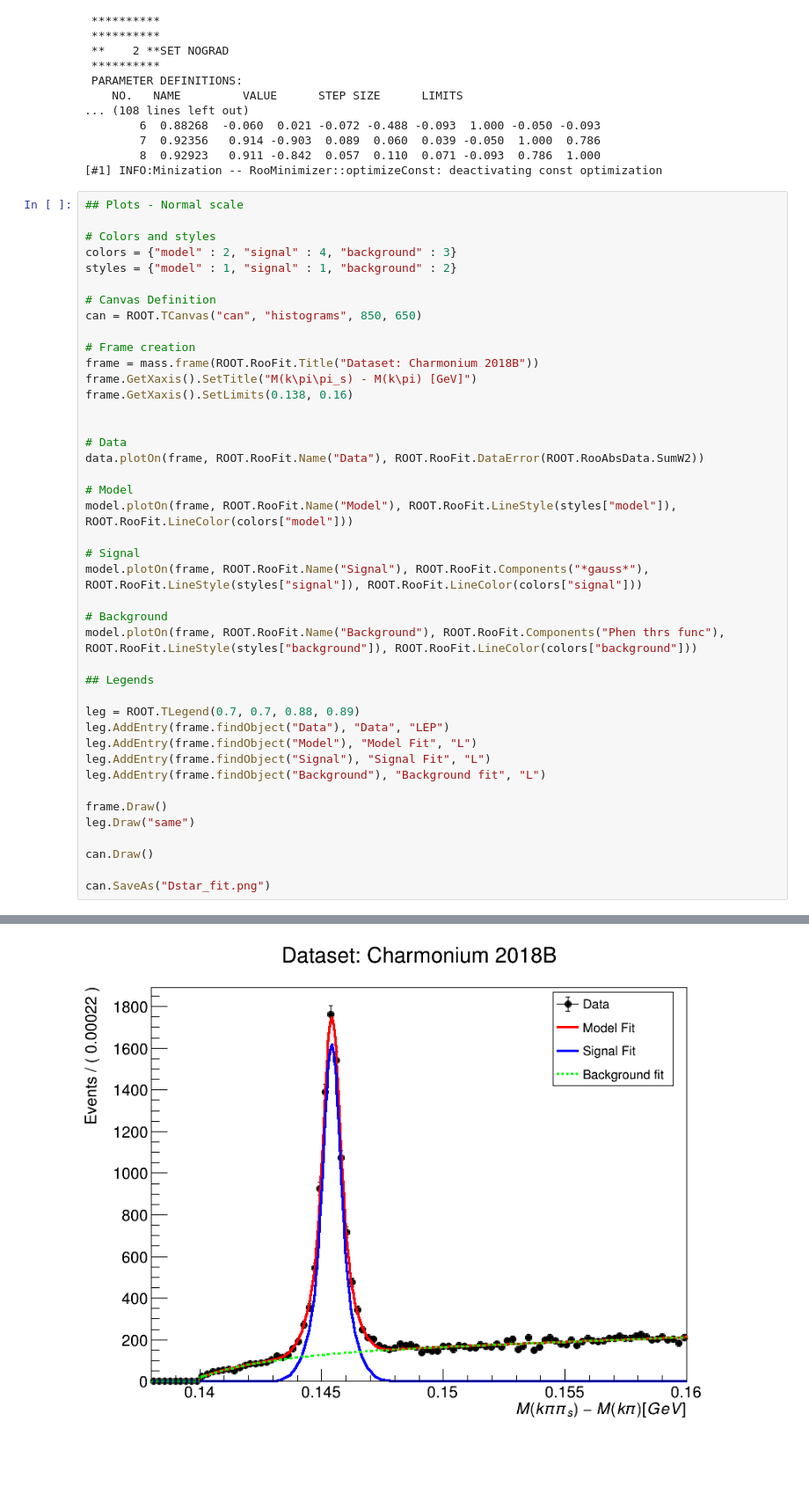
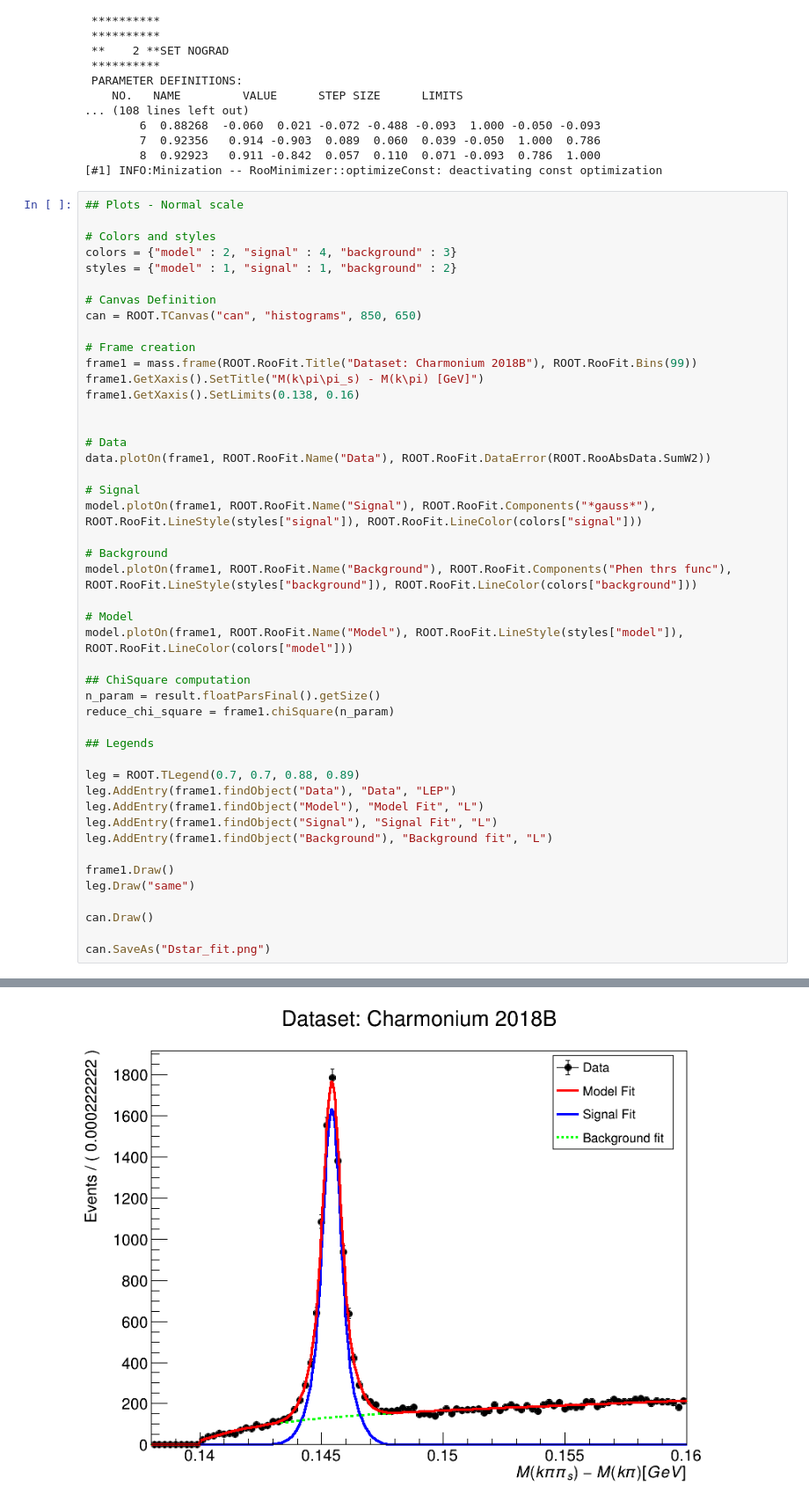
Before and after one commit to Mapse/OniaOpenCharmRun2ULAna, a Jupyter notebook: fit/dstar_fit.ipynb, the cells around one changed output, grey strips where cells are left out. Shown at 88% size. Drawn from its saved outputs; the diff is of its cells as text; blank space fills up the shorter version.

```diff
--- a/fit/dstar_fit.ipynb
+++ b/fit/dstar_fit.ipynb
@@ -81,32 +86,36 @@ styles = {"model" : 1, "signal" : 1, "background" : 2}
 can = ROOT.TCanvas("can", "histograms", 850, 650)
 
 # Frame creation
-frame = mass.frame(ROOT.RooFit.Title("Dataset: Charmonium 2018B"))
-frame.GetXaxis().SetTitle("M(k\pi\pi_s) - M(k\pi) [GeV]")
-frame.GetXaxis().SetLimits(0.138, 0.16)
+frame1 = mass.frame(ROOT.RooFit.Title("Dataset: Charmonium 2018B"), ROOT.RooFit.Bins(99))
+frame1.GetXaxis().SetTitle("M(k\pi\pi_s) - M(k\pi) [GeV]")
+frame1.GetXaxis().SetLimits(0.138, 0.16)
 
 
 # Data
-data.plotOn(frame, ROOT.RooFit.Name("Data"), ROOT.RooFit.DataError(ROOT.RooAbsData.SumW2))
+data.plotOn(frame1, ROOT.RooFit.Name("Data"), ROOT.RooFit.DataError(ROOT.RooAbsData.SumW2))
+
+# Signal
+model.plotOn(frame1, ROOT.RooFit.Name("Signal"), ROOT.RooFit.Components("*gauss*"), ROOT.RooFit.LineStyle(styles["signal"]), ROOT.RooFit.LineColor(colors["signal"]))
+
+# Background
+model.plotOn(frame1, ROOT.RooFit.Name("Background"), ROOT.RooFit.Components("Phen thrs func"), ROOT.RooFit.LineStyle(styles["background"]), ROOT.RooFit.LineColor(colors["background"]))
 
 # Model
-model.plotOn(frame, ROOT.RooFit.Name("Model"), ROOT.RooFit.LineStyle(styles["model"]), ROOT.RooFit.LineColor(colors["model"]))
+model.plotOn(frame1, ROOT.RooFit.Name("Model"), ROOT.RooFit.LineStyle(styles["model"]), ROOT.RooFit.LineColor(colors["model"]))
 
-# Signal
-model.plotOn(frame, ROOT.RooFit.Name("Signal"), ROOT.RooFit.Components("*gauss*"), ROOT.RooFit.LineStyle(styles["signal"]), ROOT.RooFit.LineColor(colors["signal"]))
-
-# Background
-model.plotOn(frame, ROOT.RooFit.Name("Background"), ROOT.RooFit.Components("Phen thrs func"), ROOT.RooFit.LineStyle(styles["background"]), ROOT.RooFit.LineColor(colors["background"]))
+## ChiSquare computation
+n_param = result.floatParsFinal().getSize()
+reduce_chi_square = frame1.chiSquare(n_param)
 
 ## Legends
 
 leg = ROOT.TLegend(0.7, 0.7, 0.88, 0.89)
-leg.AddEntry(frame.findObject("Data"), "Data", "LEP")
-leg.AddEntry(frame.findObject("Model"), "Model Fit", "L")
-leg.AddEntry(frame.findObject("Signal"), "Signal Fit", "L")
-leg.AddEntry(frame.findObject("Background"), "Background fit", "L")
+leg.AddEntry(frame1.findObject("Data"), "Data", "LEP")
+leg.AddEntry(frame1.findObject("Model"), "Model Fit", "L")
+leg.AddEntry(frame1.findObject("Signal"), "Signal Fit", "L")
+leg.AddEntry(frame1.findObject("Background"), "Background fit", "L")
 
-frame.Draw()
+frame1.Draw()
 leg.Draw("same")
 
 can.Draw()
@@ -124,2 +132,2 @@ Warning in <TCanvas::Constructor>: Deleting canvas with same name: can
 Info in <TCanvas::Print>: png file Dstar_fit.png has been created
-[figure, old version]
+[figure, new version]
```
Also changed, not shown: parts of 7 cells of this notebook, 2 other files.
